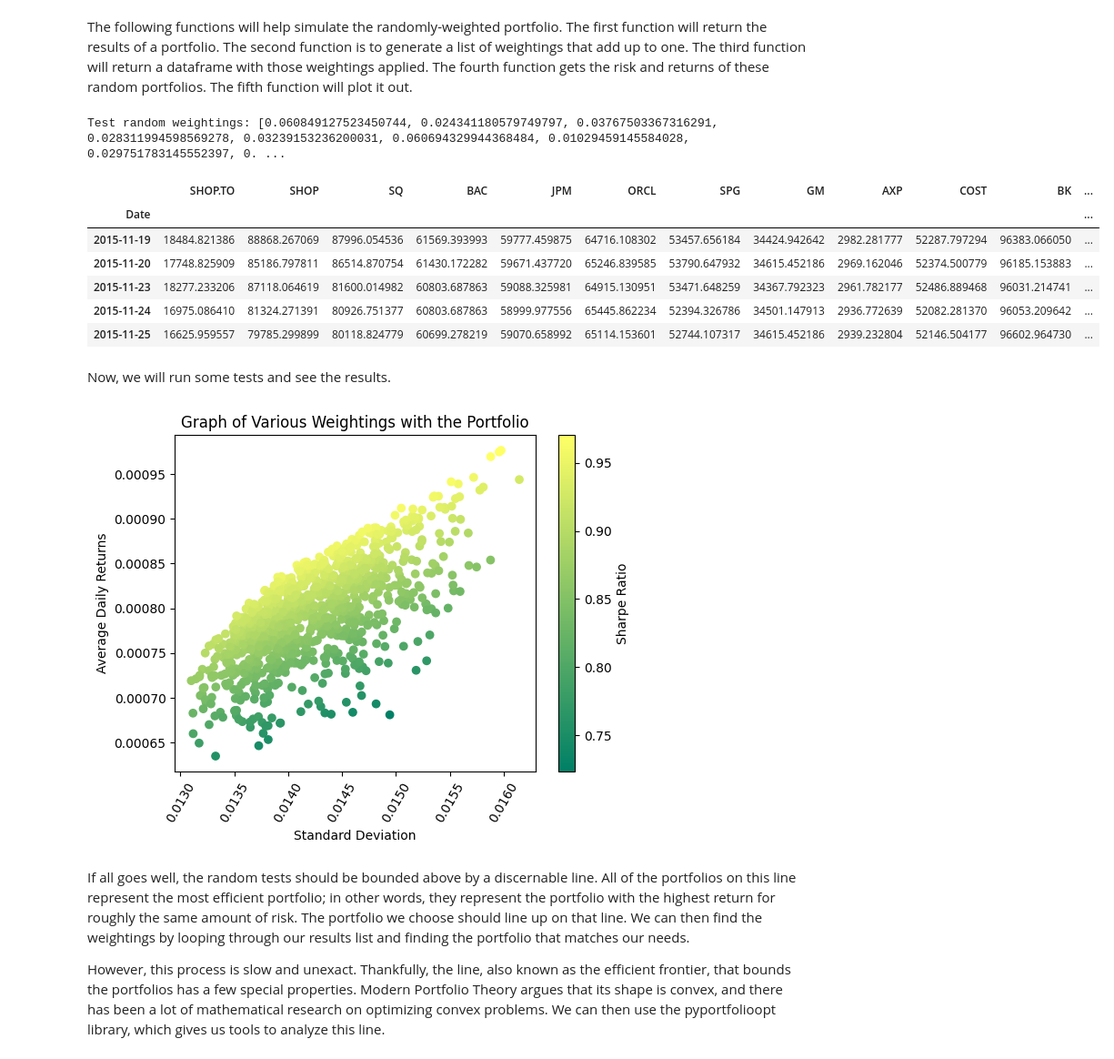
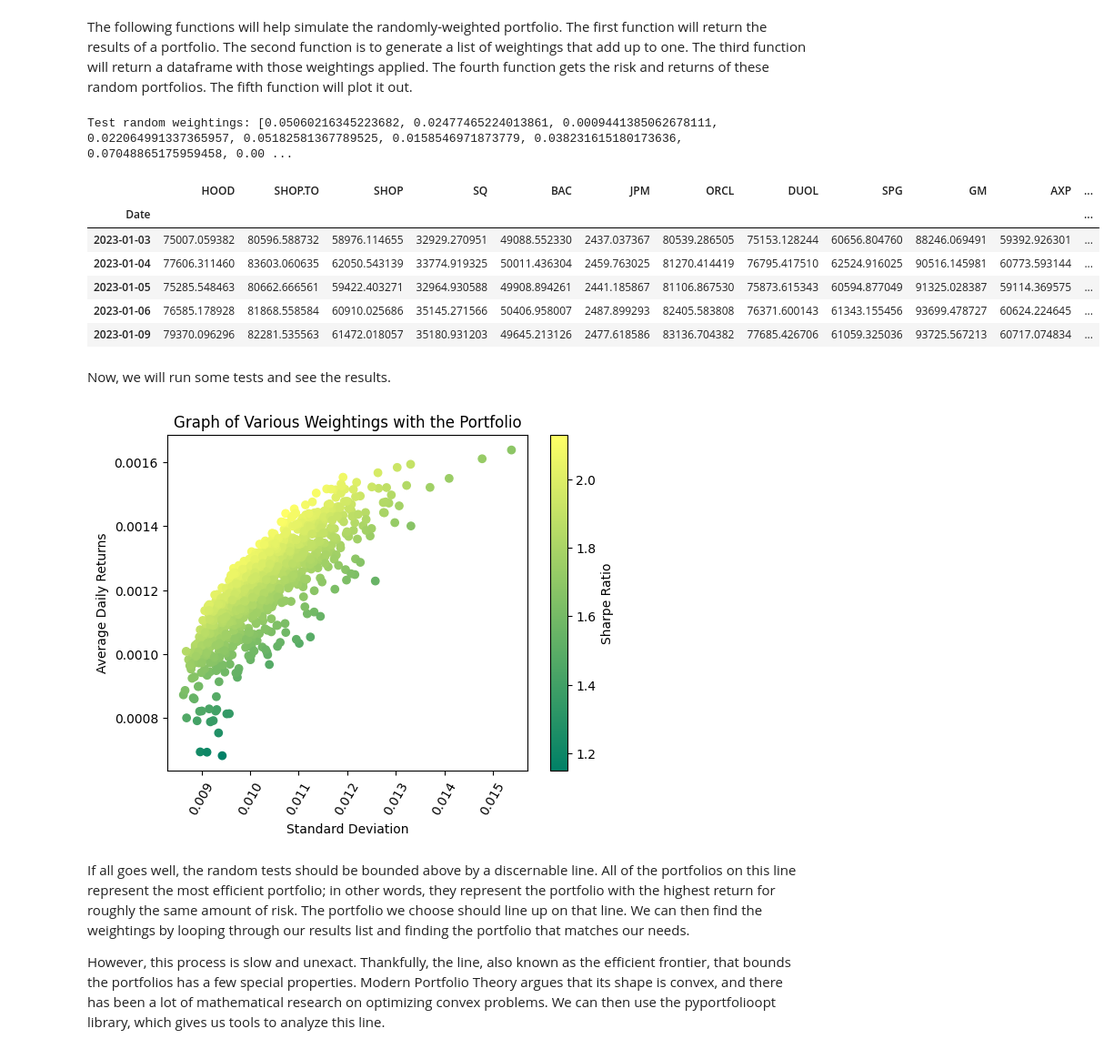
Before and after one commit to JasonLi14/Portfolio-Analyzer, a Jupyter notebook: Portfolio_Analyst.ipynb, the cells around one changed output. Shown at 91% size. Drawn from its saved outputs; the diff is of its cells as text; code cells hidden in the pictures.

```diff
--- a/Portfolio_Analyst.ipynb
+++ b/Portfolio_Analyst.ipynb
@@ -148,9 +148,10 @@ This function will the remaining stocks have enough history and also converts al
 
 Throughout the file, we will be using the following dates to gather data. You can change the range of history by changing the value of the variables below:
 # %%
-start = '2015-01-01'
+start = '2023-01-01'
 end = '2024-11-22'
-cutoff = '2019-01-04'
+cutoff = '2023-01-04'
+cash = 1000000
 # %% [markdown]
 The following function will retrieve close prices for specific stocks. We will call it to retrieve data for the valid stocks from Tickers.csv determined above.
 # %%
@@ -710,7 +714,7 @@ def applyWeightings(df: pd.DataFrame, weightings: list, investment: int) -> pd.D
     return df
 # Example
 test_df = stock_close_prices.copy()
-test_df = applyWeightings(test_df, getRandomWeightings(len(test_df.columns)), 1000000)
+test_df = applyWeightings(test_df, getRandomWeightings(len(test_df.columns)), cash)
 display(test_df.head())
 
 
@@ -718,42 +722,42 @@ def simulateRandom(tests: int, stock_data: pd.DataFrame) -> Tuple[list, list, fl
     test_data = stock_data.copy()
     # Simulates tests amount of tests with random weightings
     stocks_amount = len(test_data.columns)
     results = [[], [], []]
     min_std = 1000  # We want to find the minimum and maximum standard deviations later
     max_std = -1000
     weighting_record = []
     for test in range(tests):  # simulate a set amount of tests
         weightings = getRandomWeightings(stocks_amount, 0.03)
-        weighted_df = applyWeightings(test_data, weightings, 1000000)  # Find df with weightings
+        weighted_df = applyWeightings(test_data, weightings, cash)  # Find df with weightings
         avg_return, std = getPortfolioResults(weighted_df)  # Find metrics for performance
         results[0].append(avg_return)
         results[1].append(std)
         results[2].append(avg_return / std * (252 ** 0.5))
         min_std = min(std, min_std)
         max_std = max(std, max_std)
         weighting_record.append(weightings)
     return results, weighting_record, min_std, max_std
 
 
 def plotSimulation(results: list):
     x = results[1]  # Get the risk/standard deviation
     y = results[0]  # Get the return
     colors = results[2]  # Use Sharpe Ratio to determine color
     plt.scatter(x, y, c=colors, cmap='summer')
     plt.title("Graph of Various Weightings with the Portfolio")
     plt.xlabel("Standard Deviation")
     plt.xticks(rotation=60)
     plt.ylabel("Average Daily Returns")
     plt.colorbar(label="Sharpe Ratio")
 # %% [output]
-Test random weightings: [0.060849127523450744, 0.024341180579749797, 0.03767503367316291, 0.028311994598569278, 0.03239153236200031, 0.060694329944368484, 0.01029459145584028, 0.029751783145552397, 0. ...
+Test random weightings: [0.05060216345223682, 0.02477465224013861, 0.0009441385062678111, 0.022064991337365957, 0.05182581367789525, 0.0158546971873779, 0.038231615180173636, 0.07048865175959458, 0.00 ...
-|  | SHOP.TO | SHOP | SQ | BAC | JPM | ORCL | SPG | GM | AXP | COST | BK | ... |
+|  | HOOD | SHOP.TO | SHOP | SQ | BAC | JPM | ORCL | DUOL | SPG | GM | AXP | ... |
 | Date |  |  |  |  |  |  |  |  |  |  |  | ... |
-| 2015-11-19 | 18484.821386 | 88868.267069 | 87996.054536 | 61569.393993 | 59777.459875 | 64716.108302 | 53457.656184 | 34424.942642 | 2982.281777 | 52287.797294 | 96383.066050 | ... |
-| 2015-11-20 | 17748.825909 | 85186.797811 | 86514.870754 | 61430.172282 | 59671.437720 | 65246.839585 | 53790.647932 | 34615.452186 | 2969.162046 | 52374.500779 | 96185.153883 | ... |
-| 2015-11-23 | 18277.233206 | 87118.064619 | 81600.014982 | 60803.687863 | 59088.325981 | 64915.130951 | 53471.648259 | 34367.792323 | 2961.782177 | 52486.889468 | 96031.214741 | ... |
-| 2015-11-24 | 16975.086410 | 81324.271391 | 80926.751377 | 60803.687863 | 58999.977556 | 65445.862234 | 52394.326786 | 34501.147913 | 2936.772639 | 52082.281370 | 96053.209642 | ... |
-| 2015-11-25 | 16625.959557 | 79785.299899 | 80118.824779 | 60699.278219 | 59070.658992 | 65114.153601 | 52744.107317 | 34615.452186 | 2939.232804 | 52146.504177 | 96602.964730 | ... |
+| 2023-01-03 | 75007.059382 | 80596.588732 | 58976.114655 | 32929.270951 | 49088.552330 | 2437.037367 | 80539.286505 | 75153.128244 | 60656.804760 | 88246.069491 | 59392.926301 | ... |
+| 2023-01-04 | 77606.311460 | 83603.060635 | 62050.543139 | 33774.919325 | 50011.436304 | 2459.763025 | 81270.414419 | 76795.417510 | 62524.916025 | 90516.145981 | 60773.593144 | ... |
+| 2023-01-05 | 75285.548463 | 80662.666561 | 59422.403271 | 32964.930588 | 49908.894261 | 2441.185867 | 81106.867530 | 75873.615343 | 60594.877049 | 91325.028387 | 59114.369575 | ... |
+| 2023-01-06 | 76585.178928 | 81868.558584 | 60910.025686 | 35145.271566 | 50406.958007 | 2487.899293 | 82405.583808 | 76371.600143 | 61343.155456 | 93699.478727 | 60624.224645 | ... |
+| 2023-01-09 | 79370.096296 | 82281.535563 | 61472.018057 | 35180.931203 | 49645.213126 | 2477.618586 | 83136.704382 | 77685.426706 | 61059.325036 | 93725.567213 | 60717.074834 | ... |
 # %% [markdown]
 Now, we will run some tests and see the results.
 # %%
@@ -761,7 +765,7 @@ Now, we will run some tests and see the results.
 simulation_results, simulation_weights, min_risk, max_risk = simulateRandom(1000, close_prices.iloc[:, :5])
 plotSimulation(simulation_results)
 # %% [output]
-[figure, old version]
+[figure, new version]
 # %% [markdown]
 If all goes well, the random tests should be bounded above by a discernable line. All of the portfolios on this line represent the most efficient portfolio; in other words, they represent the portfolio with the highest return for roughly the same amount of risk. The portfolio we choose should line up on that line. We can then find the weightings by looping through our results list and finding the portfolio that matches our needs.
 
```
Also changed, not shown: parts of 16 cells of this notebook, 1 other file.
